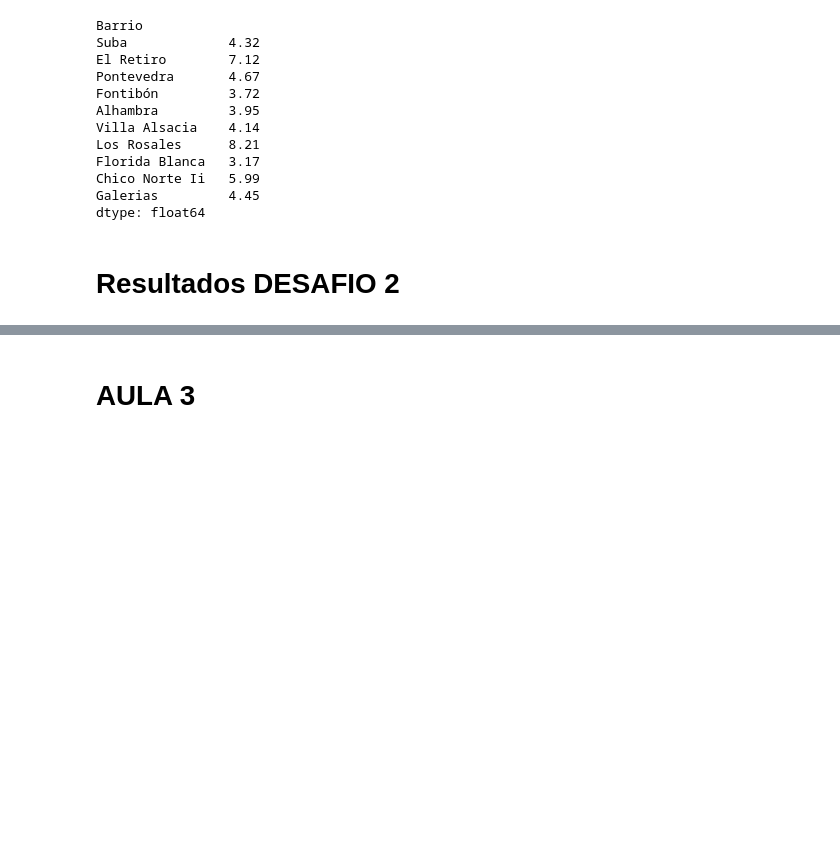
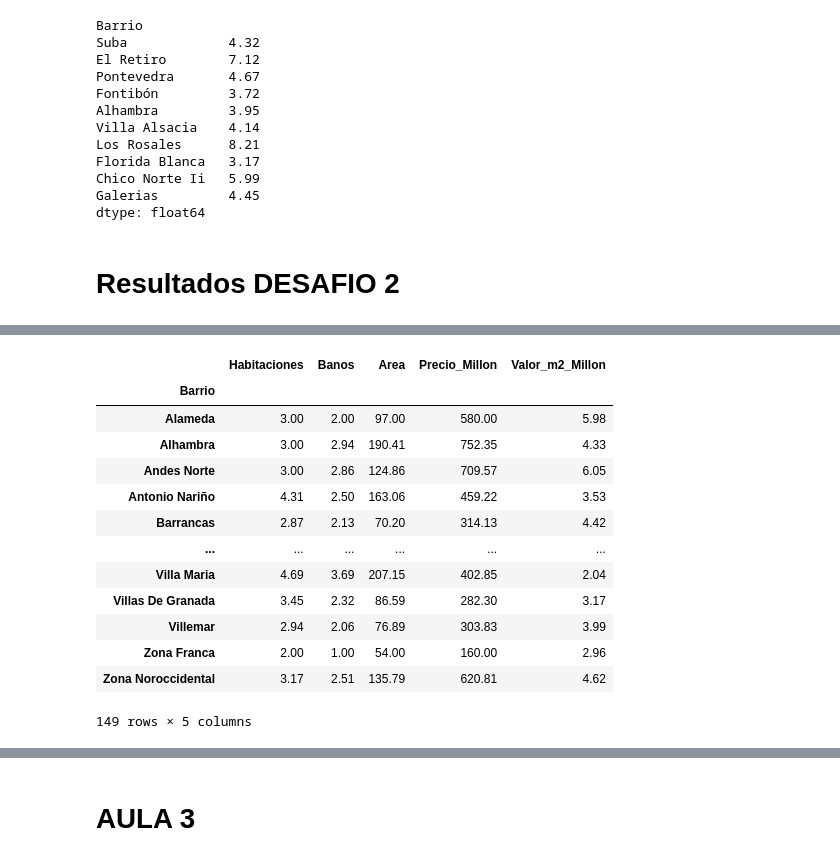
Before and after one commit to LeopoldoGitHub/InmersionAlura, a Jupyter notebook: Copia_de_Inmersion_datos_aula1_aula2Leopoldo.ipynb, the cells around one changed output, grey strips where cells are left out. Cells and saved outputs as stored; diff of their text form; code cells hidden in the pictures; blank space fills up the shorter version.

```diff
--- a/Copia_de_Inmersion_datos_aula1_aula2Leopoldo.ipynb
+++ b/Copia_de_Inmersion_datos_aula1_aula2Leopoldo.ipynb
@@ -1255,0 +1241,17 @@ inmuebles['Precio_m2'].plot.hist(bins=1)
+# %%
+inmuebles.groupby("Barrio").mean()
+# %% [output]
+|  | Habitaciones | Banos | Area | Precio_Millon | Valor_m2_Millon |
+| Barrio |  |  |  |  |  |
+| Alameda | 3.00 | 2.00 | 97.00 | 580.00 | 5.98 |
+| Alhambra | 3.00 | 2.94 | 190.41 | 752.35 | 4.33 |
+| Andes Norte | 3.00 | 2.86 | 124.86 | 709.57 | 6.05 |
+| Antonio Nariño | 4.31 | 2.50 | 163.06 | 459.22 | 3.53 |
+| Barrancas | 2.87 | 2.13 | 70.20 | 314.13 | 4.42 |
+| ... | ... | ... | ... | ... | ... |
+| Villa Maria | 4.69 | 3.69 | 207.15 | 402.85 | 2.04 |
+| Villas De Granada | 3.45 | 2.32 | 86.59 | 282.30 | 3.17 |
+| Villemar | 2.94 | 2.06 | 76.89 | 303.83 | 3.99 |
+| Zona Franca | 2.00 | 1.00 | 54.00 | 160.00 | 2.96 |
+| Zona Noroccidental | 3.17 | 2.51 | 135.79 | 620.81 | 4.62 |
+149 rows × 5 columns
```
Also changed, not shown: parts of 8 cells of this notebook.
